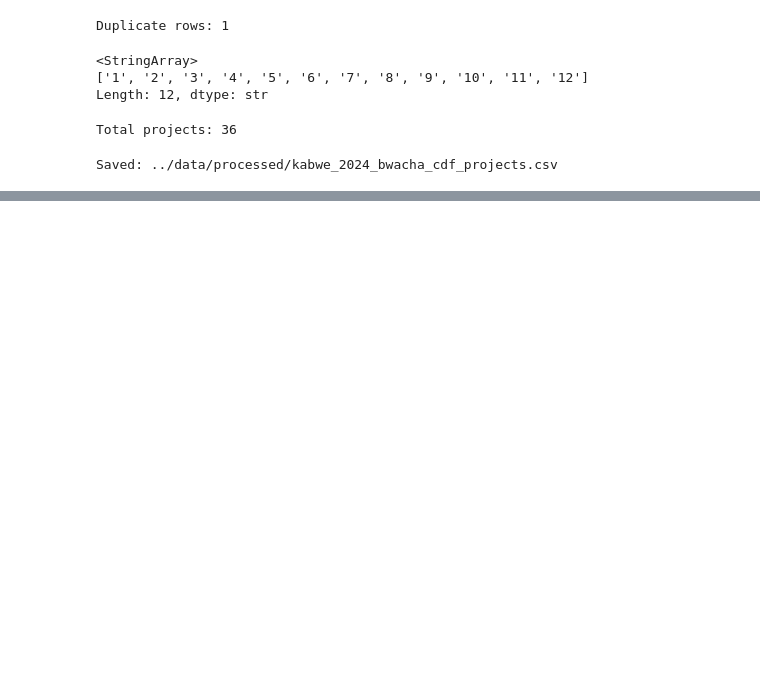
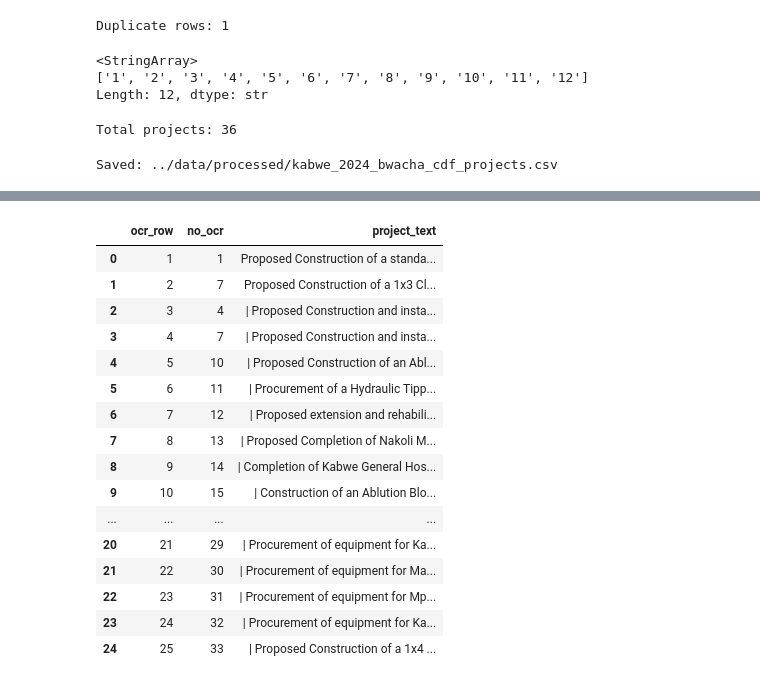
Before and after one commit to pardonchishiba/group6_administration, a Jupyter notebook: notebooks/kabwe_council_dataset.ipynb, the cells around one changed output, grey strips where cells are left out. Saved outputs shown, nothing was run; the diff lists cells and outputs as text; code cells hidden in the pictures; blank space fills up the shorter version.

```diff
--- a/notebooks/kabwe_council_dataset.ipynb
+++ b/notebooks/kabwe_council_dataset.ipynb
@@ -653,0 +1422,11 @@ Columns: 14
+# %%
+project_lines = []
+
+for line in lines:
+    line = line.strip()
+
+    if re.match(r"^\d+\s", line):
+        project_lines.append(line)
+
+for line in project_lines:
+    print(line)
@@ -653,0 +1716,7 @@ Columns: 14
+# %%
+working_df = pd.DataFrame({
+    "ocr_row": range(1, len(project_lines) + 1),
+    "ocr_text": project_lines
+})
+
+working_df
@@ -653,0 +1747,6 @@ Columns: 14
+# %%
+working_df["no_ocr"] = working_df["ocr_text"].str.extract(
+    r"^(\d+)"
+)[0]
+
+print(working_df.columns.tolist())
@@ -653,0 +1779,28 @@ Columns: 14
+# %%
+working_df["project_text"] = (
+    working_df["ocr_text"]
+    .str.replace(r"^\d+\s*", "", regex=True)
+    .str.strip()
+)
+
+working_df[
+    ["ocr_row", "no_ocr", "project_text"]
+]
+# %% [output]
+|  | ocr_row | no_ocr | project_text |
+| 0 | 1 | 1 | Proposed Construction of a standa... |
+| 1 | 2 | 7 | Proposed Construction of a 1x3 Cl... |
+| 2 | 3 | 4 | | Proposed Construction and insta... |
+| 3 | 4 | 7 | | Proposed Construction and insta... |
+| 4 | 5 | 10 | | Proposed Construction of an Abl... |
+| 5 | 6 | 11 | | Procurement of a Hydraulic Tipp... |
+| 6 | 7 | 12 | | Proposed extension and rehabili... |
+| 7 | 8 | 13 | | Proposed Completion of Nakoli M... |
+| 8 | 9 | 14 | | Completion of Kabwe General Hos... |
+| 9 | 10 | 15 | | Construction of an Ablution Blo... |
+| ... | ... | ... | ... |
+| 20 | 21 | 29 | | Procurement of equipment for Ka... |
+| 21 | 22 | 30 | | Procurement of equipment for Ma... |
+| 22 | 23 | 31 | | Procurement of equipment for Mp... |
+| 23 | 24 | 32 | | Procurement of equipment for Ka... |
+| 24 | 25 | 33 | | Proposed Construction of a 1x4 ... |
```
Also changed, not shown: parts of 117 cells of this notebook, 6 other files.
